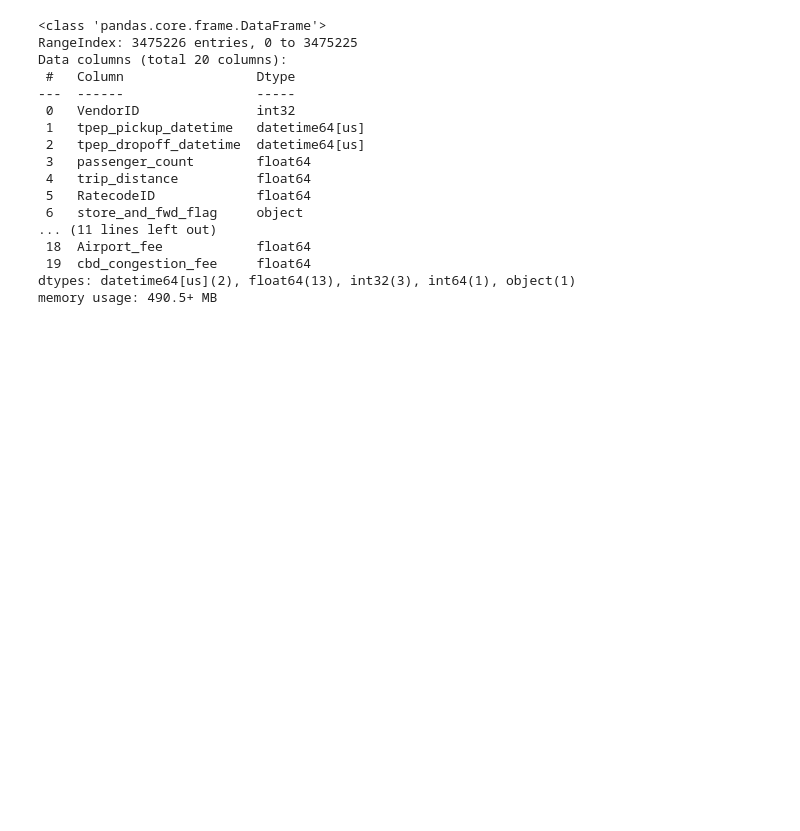
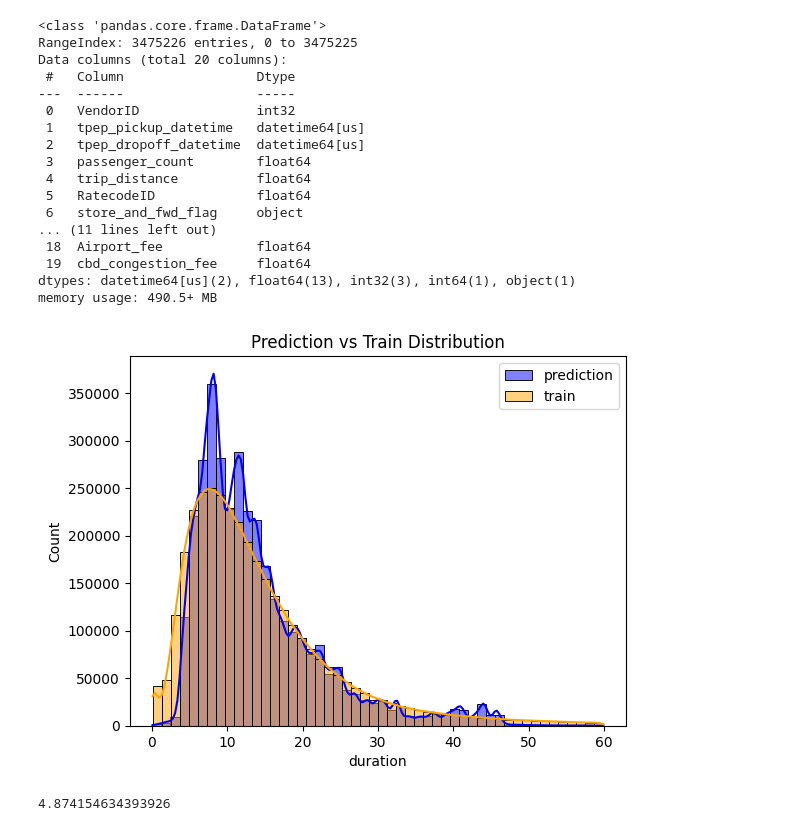
Before and after one commit to sazhirom/mlops, a Jupyter notebook: 01-intro/Homework.ipynb, the cells around one changed output. Cells and saved outputs as stored; diff of their text form; code cells hidden in the pictures; blank space fills up the shorter version.

```diff
--- a/01-intro/Homework.ipynb
+++ b/01-intro/Homework.ipynb
@@ -32,0 +34,23 @@ memory usage: 490.5+ MB
+# %%
+train_dict = df[['route']].to_dict(orient = 'records')
+# %%
+dv = DictVectorizer()
+X_train = dv.fit_transform(train_dict)
+# %%
+target = 'duration'
+y_train = df[target]
+# %%
+lc = LinearRegression()
+lc.fit(X_train, y_train)
+y_predict = lc.predict(X_train)
+# %%
+sns.histplot(y_predict, label='prediction', color='blue', kde=True,bins = 50)
+sns.histplot(y_train, label='train', color='orange', kde=True,bins = 50)
+plt.legend()
+plt.title('Prediction vs Train Distribution')
+plt.show()
+mse(y_train, y_predict)
+rmse(y_train, y_predict)
+# %% [output]
+[figure, added]
+4.874154634393926
```
Also changed, not shown: parts of 7 cells of this notebook, 1 other file.
